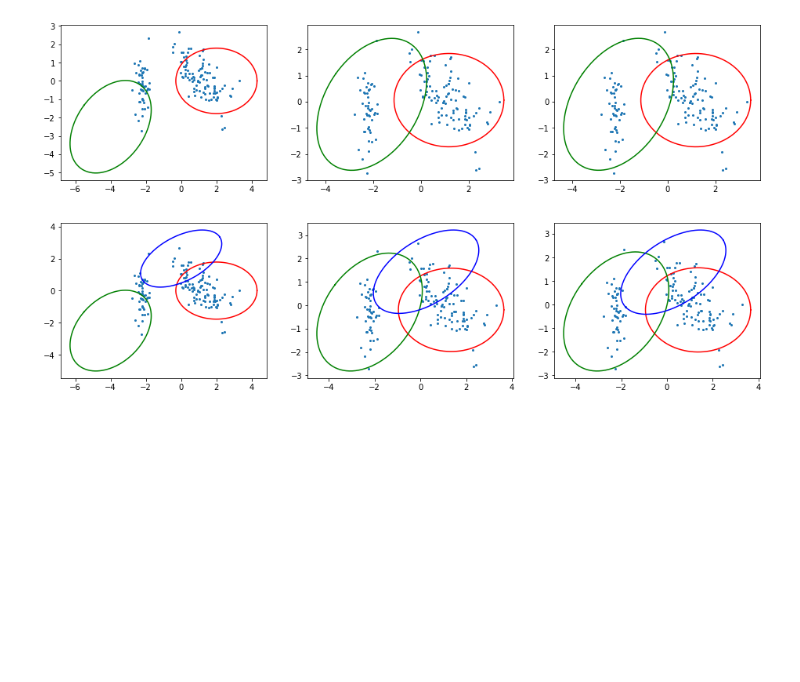
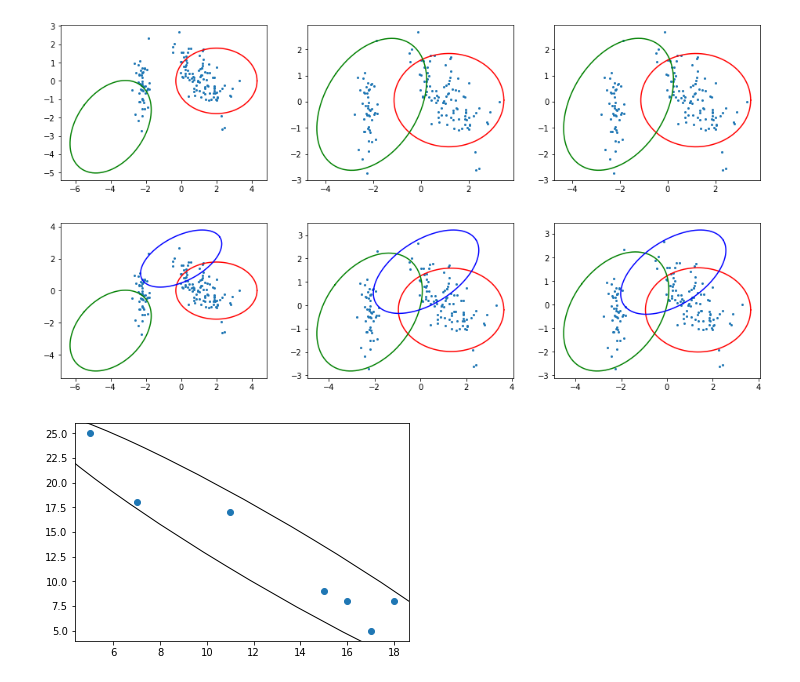
Before and after one commit to gentsk77/EECS491, a Jupyter notebook: Assignments/A4/exploration tester.ipynb, the cells around one changed output. Drawn from its saved outputs; the diff is of its cells as text; code cells hidden in the pictures; blank space fills up the shorter version.

```diff
--- a/Assignments/A4/exploration tester.ipynb
+++ b/Assignments/A4/exploration tester.ipynb
@@ -348,3 +348,32 @@ Plot  9 : [{'mean': array([ 1.36169314, -0.22482402]), 'covariance': array([[0.2
 [figure]
 [figure]
 [figure]
+# %%
+import numpy as np
+import matplotlib.pyplot as plt
+from matplotlib.patches import Ellipse
+
+def eigsorted(cov):
+    vals, vecs = np.linalg.eigh(cov)
+    order = vals.argsort()[::-1]
+    return vals[order], vecs[:,order]
+
+x = [5,7,11,15,16,17,18]
+y = [25, 18, 17, 9, 8, 5, 8]
+
+nstd = 2
+ax = plt.subplot(111)
+
+cov = np.cov(x, y)
+vals, vecs = eigsorted(cov)
+theta = np.degrees(np.arctan2(*vecs[:,0][::-1]))
+w, h = 2 * nstd * np.sqrt(vals)
+ell = Ellipse(xy=(np.mean(x), np.mean(y)),
+              width=w, height=h,
+              angle=theta, color='black')
+ell.set_facecolor('none')
+ax.add_artist(ell)
+plt.scatter(x, y)
+plt.show()
+# %% [output]
+[figure, added]
```
Also changed, not shown: 7 other files.
